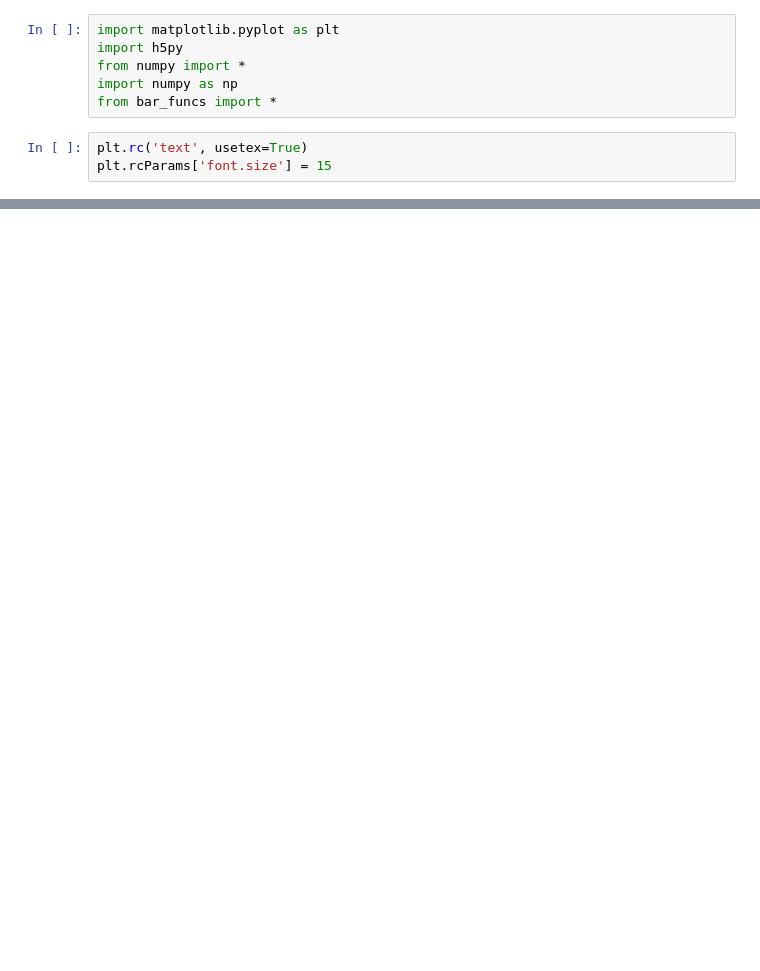
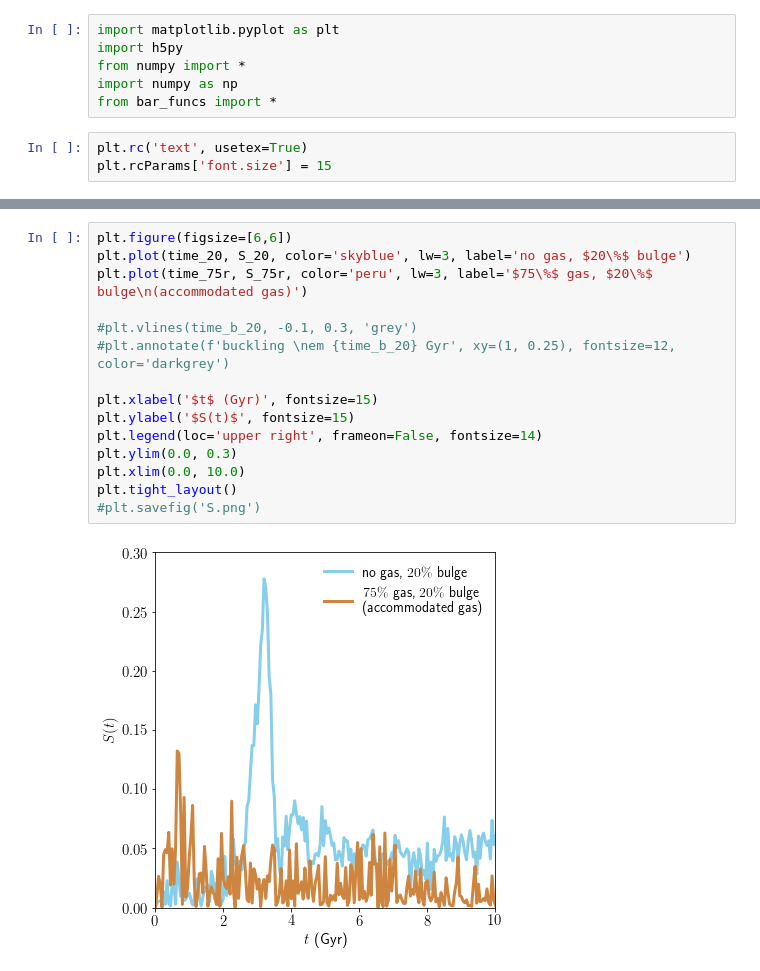
Before and after one commit to AndressaWille/Mestrado, a Jupyter notebook: barred_galaxies.ipynb, the cells around one changed output, grey strips where cells are left out. Saved outputs shown, nothing was run; the diff lists cells and outputs as text; blank space fills up the shorter version.

```diff
--- a/barred_galaxies.ipynb
+++ b/barred_galaxies.ipynb
@@ -183,0 +193,17 @@ plt.savefig('s-bulges%.png')
+# %%
+plt.figure(figsize=[6,6])
+plt.plot(time_20, S_20, color='skyblue', lw=3, label='no gas, $20\%$ bulge')
+plt.plot(time_75r, S_75r, color='peru', lw=3, label='$75\%$ gas, $20\%$ bulge\n(accommodated gas)')
+
+#plt.vlines(time_b_20, -0.1, 0.3, 'grey')
+#plt.annotate(f'buckling \nem {time_b_20} Gyr', xy=(1, 0.25), fontsize=12, color='darkgrey')
+
+plt.xlabel('$t$ (Gyr)', fontsize=15)
+plt.ylabel('$S(t)$', fontsize=15)
+plt.legend(loc='upper right', frameon=False, fontsize=14)
+plt.ylim(0.0, 0.3)
+plt.xlim(0.0, 10.0)
+plt.tight_layout()
+#plt.savefig('S.png')
+# %% [output]
+[figure, added]
```
Also changed, not shown: parts of 25 cells of this notebook.
